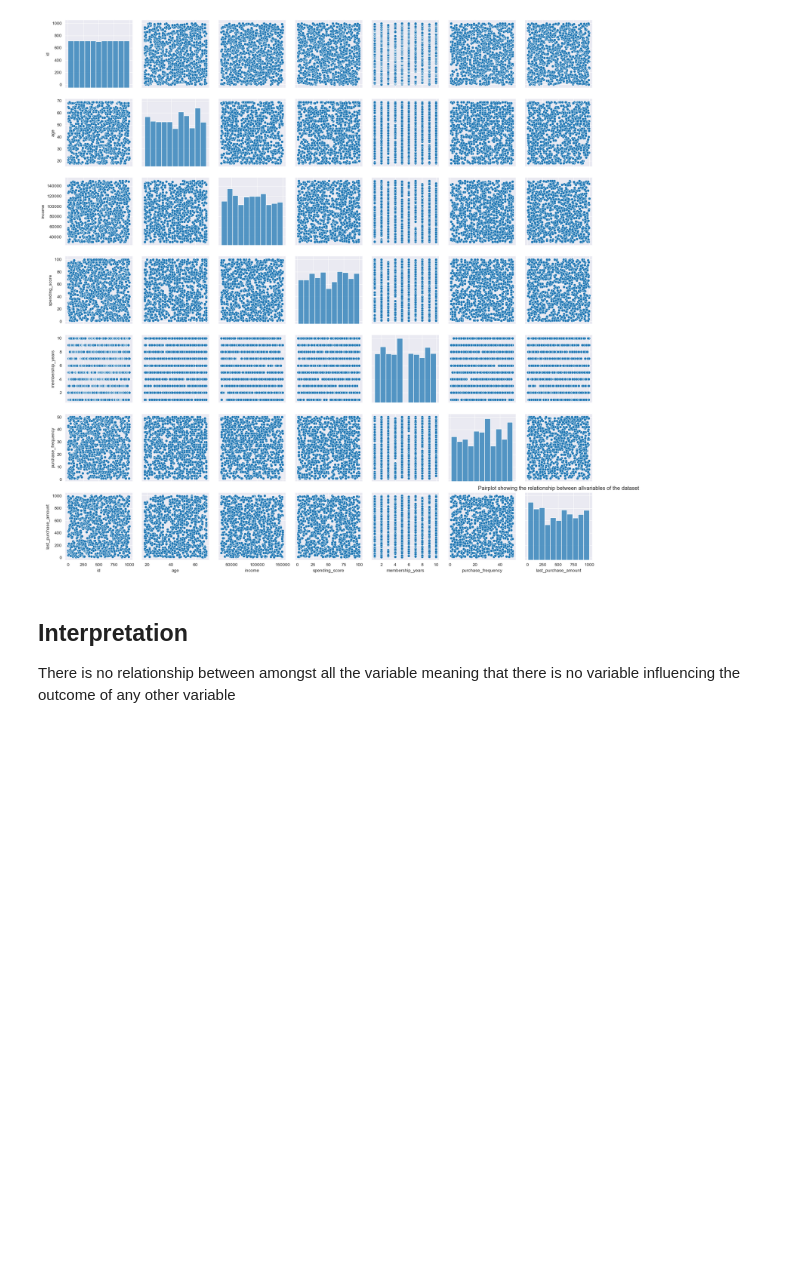
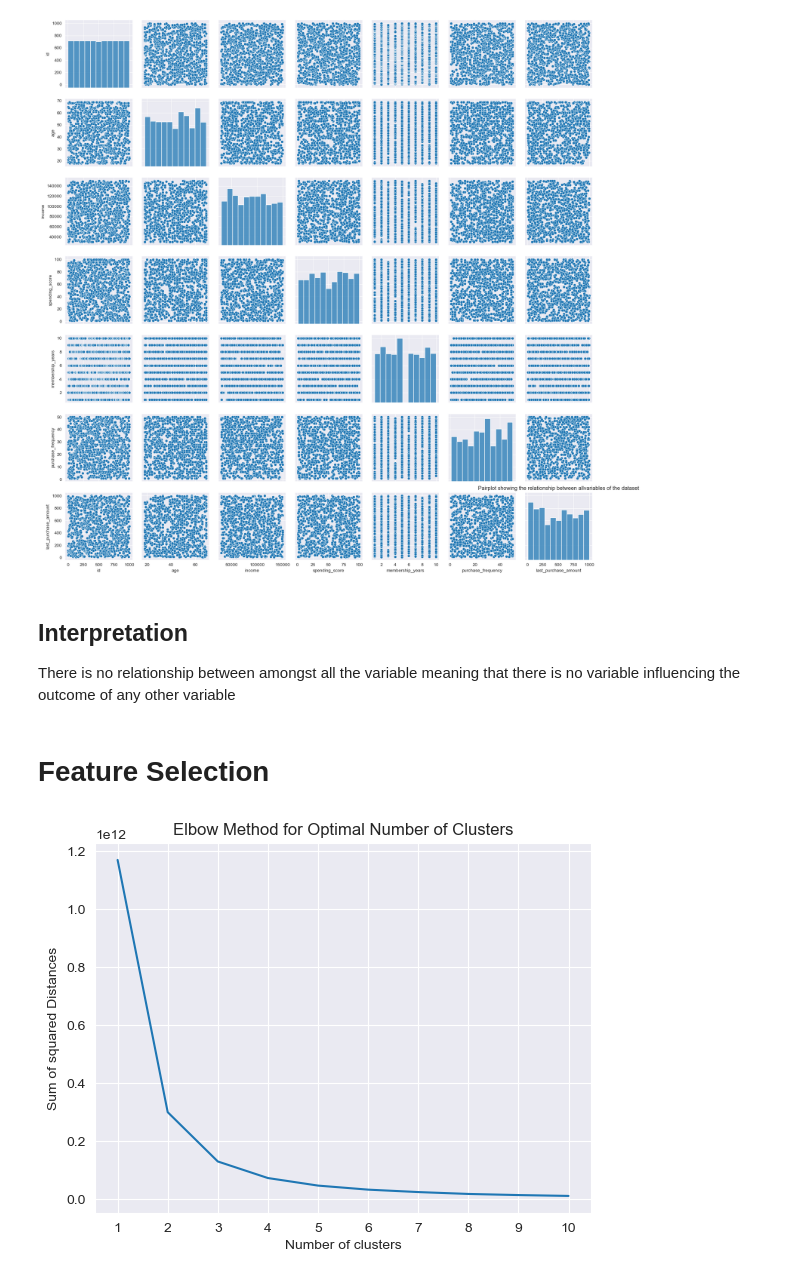
Before and after one commit to TawananyashaChinembiri/Customer_segmentation_project, a Jupyter notebook: Customer_segmentation/Customer segmentation analysis.ipynb, the cells around one changed output. Drawn from its saved outputs; the diff is of its cells as text; code cells hidden in the pictures; blank space fills up the shorter version.

Commit message:
performed clustering for the customers based on income and spending score

```diff
--- a/Customer_segmentation/Customer segmentation analysis.ipynb
+++ b/Customer_segmentation/Customer segmentation analysis.ipynb
@@ -38,0 +37,27 @@ There is no relationship between amongst all the variable meaning that there is
+# %% [markdown]
+# Feature Selection
+# %%
+# Selected features
+x = csd[['income', 'spending_score']]
+# %%
+import matplotlib.pyplot as plt
+from sklearn.cluster import KMeans
+
+min_cluster_size = 1
+max_cluster_size = 10
+
+sse = []
+
+for k in range(min_cluster_size, max_cluster_size + 1):
+    kmeans = KMeans(n_clusters=k, n_init= 10)
+    kmeans.fit(x)
+    sse.append(kmeans.inertia_)
+
+plt.plot(range(min_cluster_size, max_cluster_size + 1), sse)
+plt.xlabel('Number of clusters')
+plt.ylabel('Sum of squared Distances')
+plt.title('Elbow Method for Optimal Number of Clusters')
+plt.xticks(range(min_cluster_size, max_cluster_size + 1))
+plt.show()
+# %% [output]
+[figure, added]
```
Also changed, not shown: parts of 2 cells of this notebook, 2 other files.
